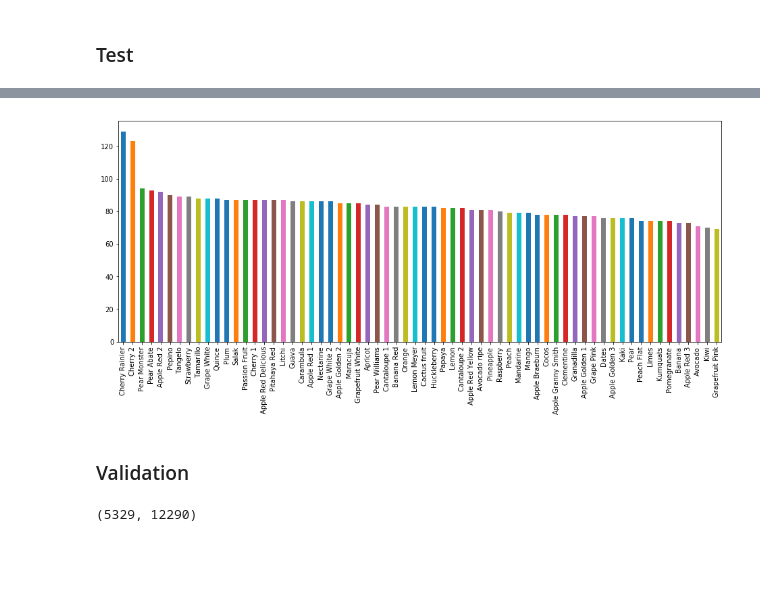
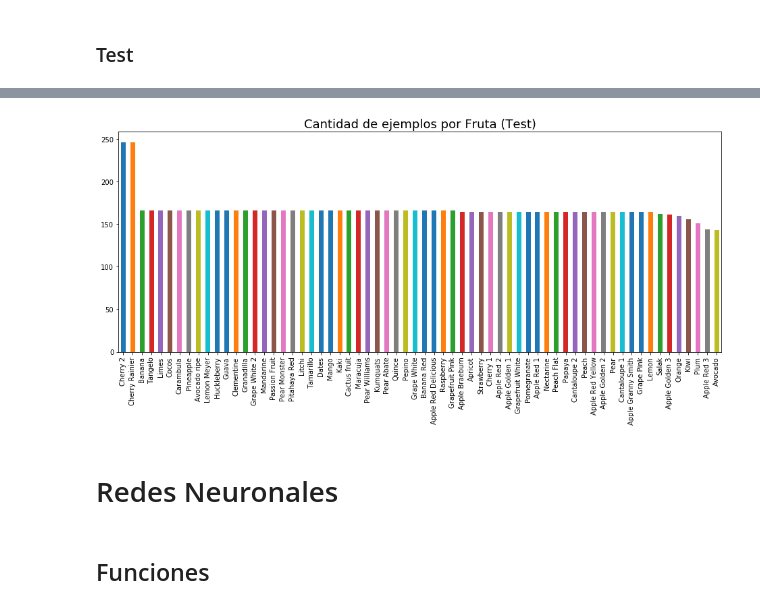
Before and after one commit to alebarsotti/machine_learning_2018, a Jupyter notebook: tp3_cv.ipynb, the cells around one changed output, grey strips where cells are left out. Saved outputs shown, nothing was run; the diff lists cells and outputs as text; code cells hidden in the pictures; blank space fills up the shorter version.

```diff
--- a/tp3_cv.ipynb
+++ b/tp3_cv.ipynb
@@ -18,4 +23,8 @@ INPUT_COLUMNS = []
 
 for color in CHANNELS:
     INPUT_COLUMNS.extend([f'{color}{i}' for i in range(PICTURE_SIZE ** 2)])
+# %%
+NCOLS = 5
+NROWS = 3
+TITLE_PLOT_FONT_SIZE = 18
 # %%
@@ -37,8 +57,6 @@ def show_images(samples, title='path'):
 # %%
-training = pd.read_csv('data/training.tar.xz', compression='xz')
-training.rename(columns={'training.csv': 'R0'}, inplace=True)
+train = pd.read_csv('data/training.tar.xz', compression='xz')
+train.rename(columns={'training.csv': 'R0', 'label': 'fruit'}, inplace=True)
 
-test_validation = pd.read_csv('data/validation.tar.xz', compression='xz')
-test_validation.rename(columns={'validation.csv': 'R0'}, inplace=True)
+test = pd.read_csv('data/validation.tar.xz', compression='xz')
+test.rename(columns={'validation.csv': 'R0', 'label': 'fruit'}, inplace=True)
-# %%
-test, validation = train_test_split(test_validation, test_size=0.5, random_state=47)
@@ -118,10 +166,9 @@ test.shape
 # %%
-test.label.value_counts().plot.bar(figsize=(16,6));
+test.fruit.value_counts().plot.bar(figsize=(16,6))
+plt.title('Cantidad de ejemplos por Fruta (Test)', fontsize=TITLE_PLOT_FONT_SIZE);
 # %% [output]
-[figure, old version]
+[figure, new version]
+# %% [markdown]
+# Redes Neuronales
 # %% [markdown]
-### Validation
+## Funciones
-# %%
-validation.shape
-# %% [output]
-(5329, 12290)
```
Also changed, not shown: parts of 35 cells of this notebook, 2 other files.
